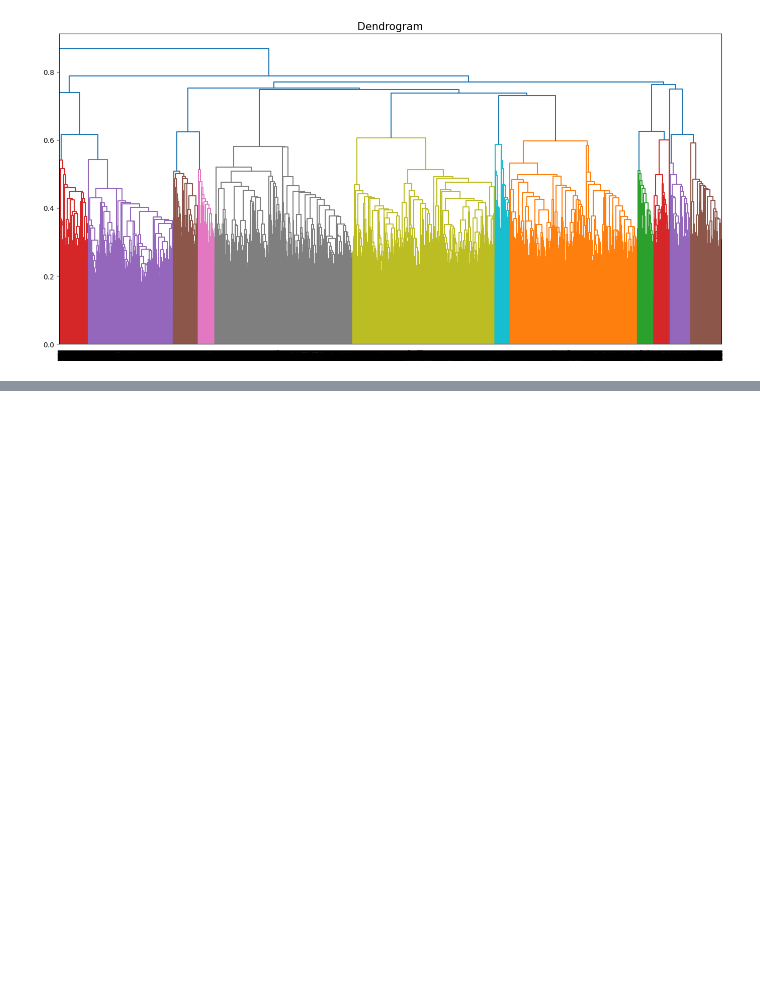
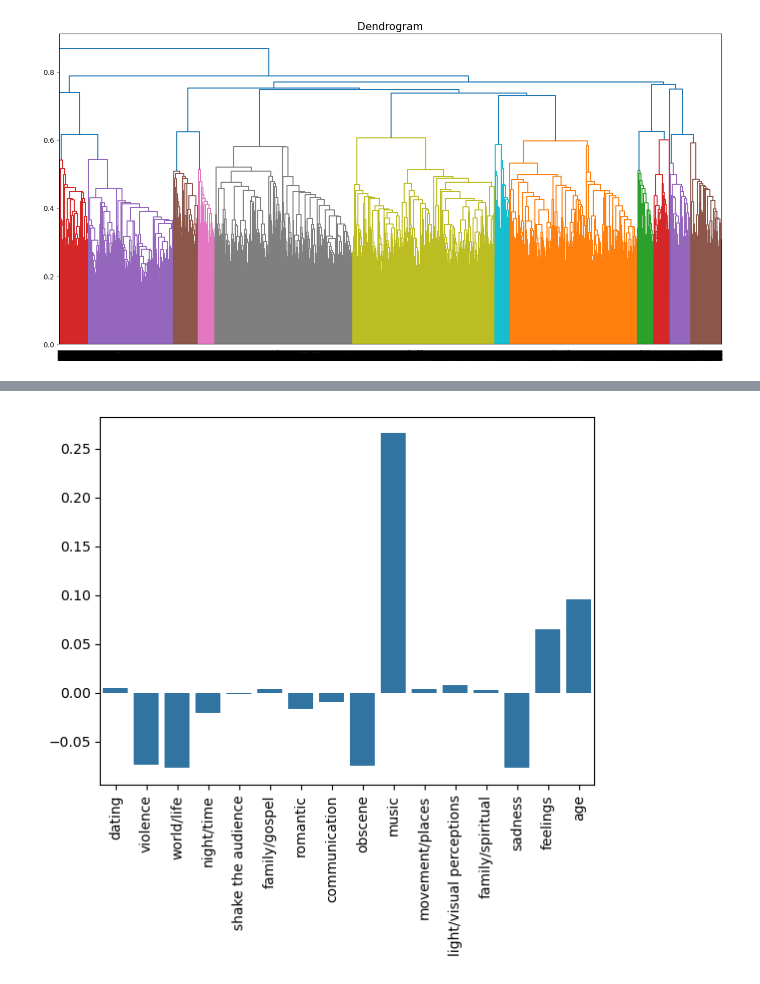
Before and after one commit to theslater11/MusicRecommendation, a Jupyter notebook: Models/Heirarchal.ipynb, the cells around one changed output, grey strips where cells are left out. Saved outputs shown, nothing was run; the diff lists cells and outputs as text; code cells hidden in the pictures; blank space fills up the shorter version.

```diff
--- a/Models/Heirarchal.ipynb
+++ b/Models/Heirarchal.ipynb
@@ -115,0 +149,8 @@ ward_clusters
+# %%
+cluster3 = cluster3.drop(columns='labels')
+c3 = cluster3.mean() - data.mean()
+sns.barplot(c3)
+plt.xticks(rotation=90)
+plt.show()
+# %% [output]
+[figure, added]
```
Also changed, not shown: parts of 35 cells of this notebook, 4 other files.
